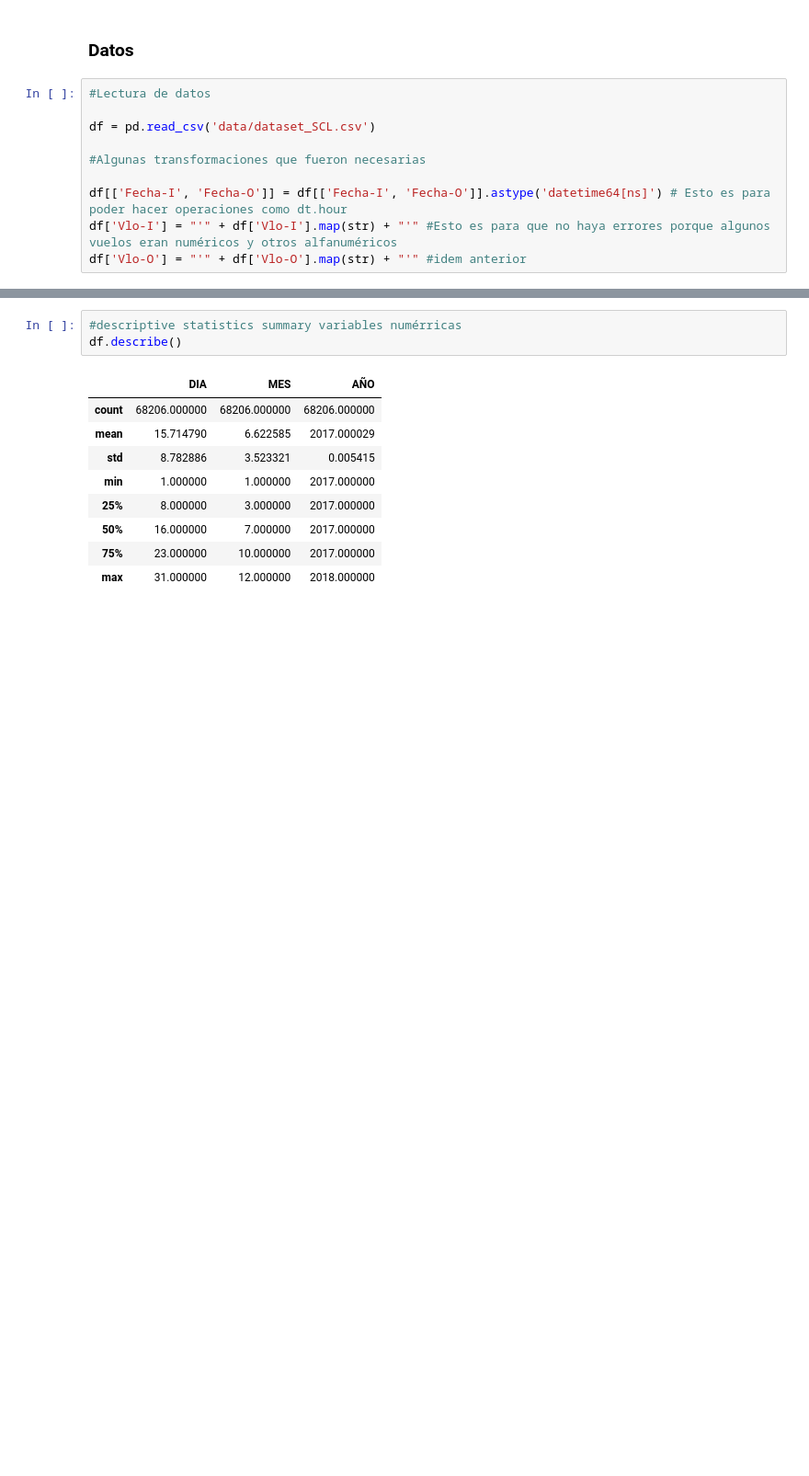
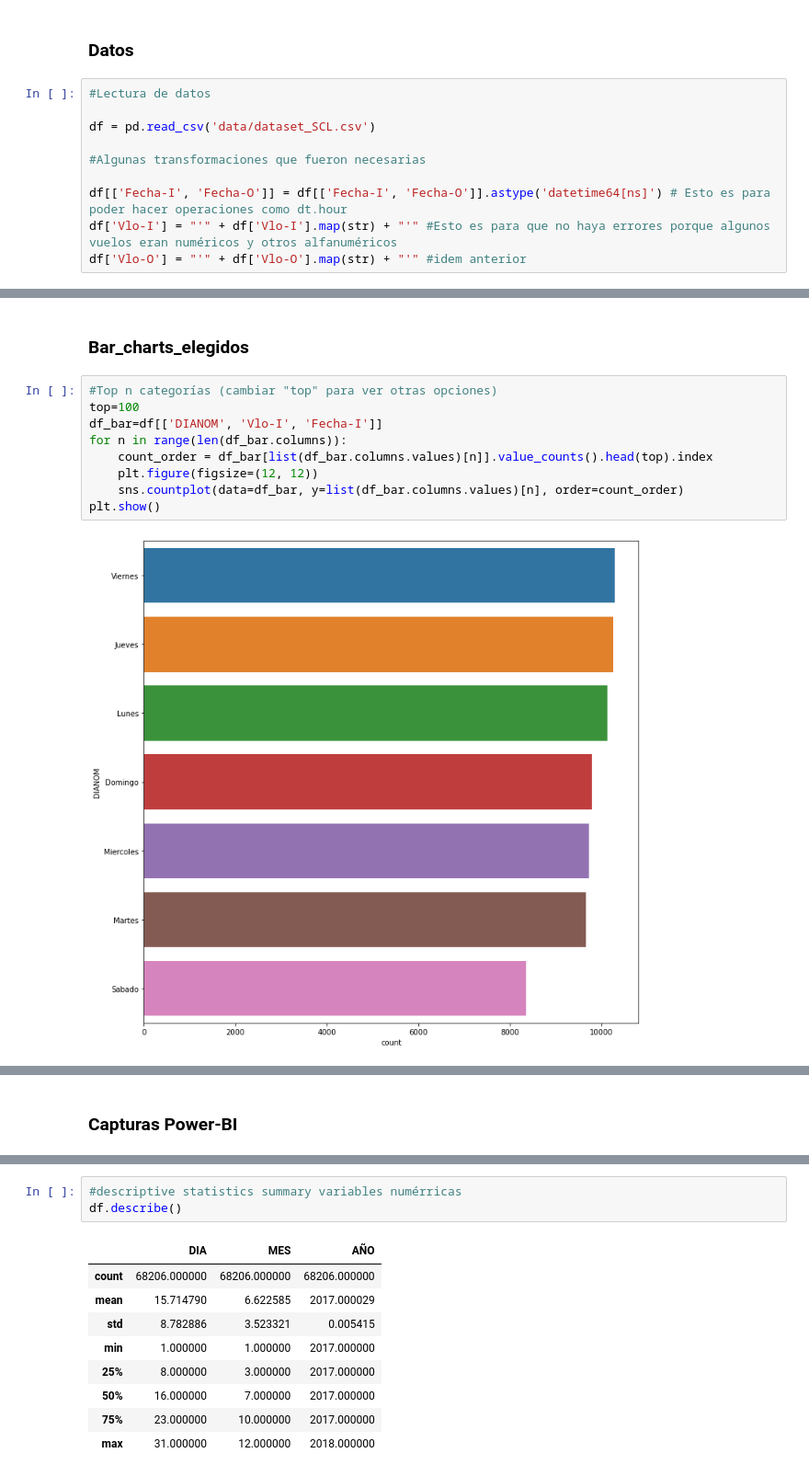
Before and after one commit to andrewgmercader/DSChallengeLATAM, a Jupyter notebook: solution.ipynb, the cells around one changed output, grey strips where cells are left out. Shown at 92% size. Saved outputs shown, nothing was run; the diff lists cells and outputs as text; blank space fills up the shorter version.

Commit message:
Graficos y capturas PBI

```diff
--- a/solution.ipynb
+++ b/solution.ipynb
@@ -37,0 +80,13 @@ df['Vlo-O'] = "'" + df['Vlo-O'].map(str) + "'" #idem anterior
+# %% [markdown]
+### Bar_charts_elegidos
+# %%
+#Top n categorías (cambiar "top" para ver otras opciones)
+top=100
+df_bar=df[['DIANOM', 'Vlo-I', 'Fecha-I']]
+for n in range(len(df_bar.columns)):
+    count_order = df_bar[list(df_bar.columns.values)[n]].value_counts().head(top).index
+    plt.figure(figsize=(12, 12))
+    sns.countplot(data=df_bar, y=list(df_bar.columns.values)[n], order=count_order)
+plt.show()
+# %% [output]
+[figure, added]
@@ -37,0 +95,2 @@ df['Vlo-O'] = "'" + df['Vlo-O'].map(str) + "'" #idem anterior
+# %% [markdown]
+### Capturas Power-BI
```
Also changed, not shown: parts of 19 cells of this notebook, 6 other files.
